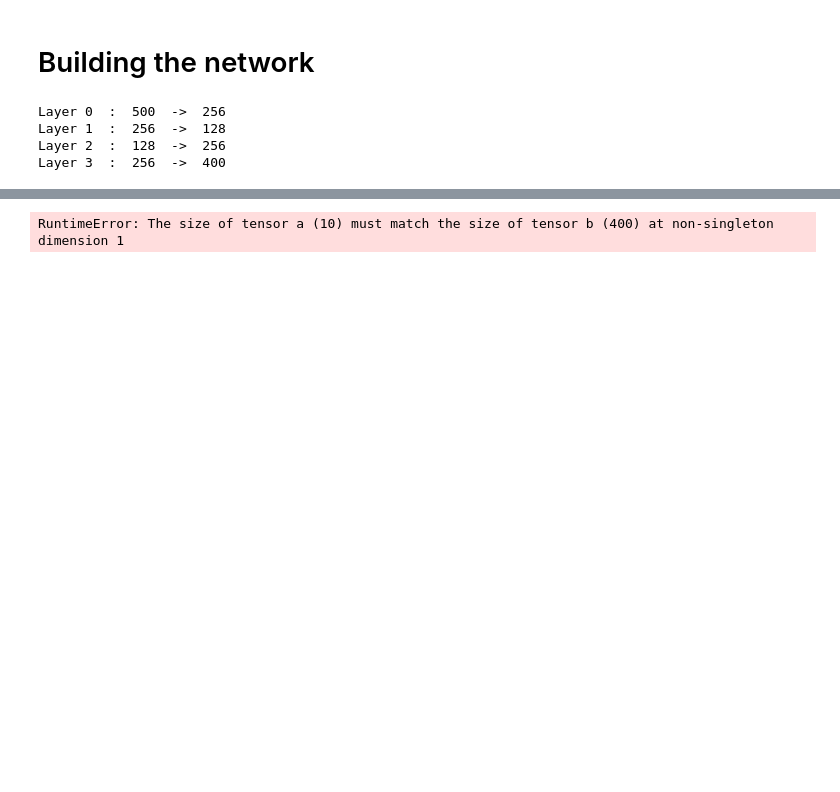
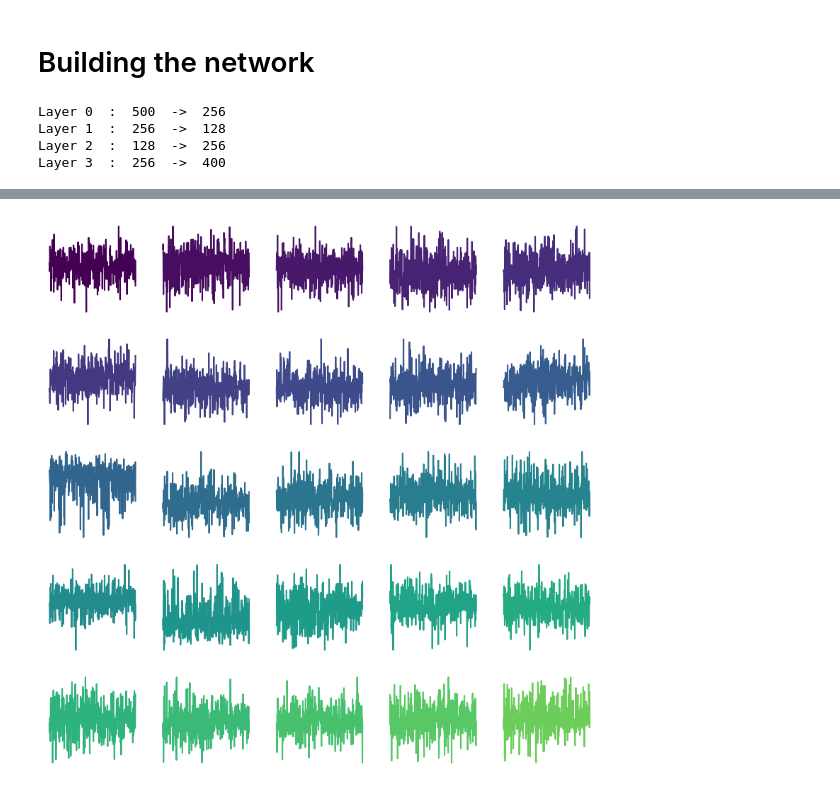
Before and after one commit to neuromorphs/BrainDishSiMulator, a Jupyter notebook: notebooks/2023-07-10_pcn_spikes.ipynb, the cells around one changed output, grey strips where cells are left out. Drawn from its saved outputs; the diff is of its cells as text; code cells hidden in the pictures; blank space fills up the shorter version.

```diff
--- a/notebooks/2023-07-10_pcn_spikes.ipynb
+++ b/notebooks/2023-07-10_pcn_spikes.ipynb
@@ -164,15 +161,15 @@ utils_pcn.plot_loss_accs(losses, accs, test_accs)
 # %%
-# And generative mode
-one_hot_matrix = torch.eye(10, device = device)
-labels = torch.randint(10, size = (batch_size,), device = device)
-one_hot_vectors = one_hot_matrix[labels]
-gen_imgs = model.hard_generate(y = one_hot_vectors,
-                            n_generative_steps = n_generative_steps)
+# Generative mode
+gen_firing_rates = model.hard_generate(y=torch.randn_like(torch.empty(batch_size, 400), device=device),
+                                    n_generative_steps=n_generative_steps)
 
-fig, axs = plt.subplots(figsize = (10,10), ncols = np.sqrt(batch_size).astype(int), nrows = np.sqrt(batch_size).astype(int))
-for iax, ax in enumerate(axs.flatten()) :
-    ax.imshow(gen_imgs[iax,:].reshape(28,28).cpu().detach().numpy(), cmap = 'gray')
+# Visualization
+# Here I am assuming your gen_firing_rates are reshaped correctly for visualization.
+fig, axs = plt.subplots(figsize=(10,10), ncols=int(np.sqrt(batch_size)), nrows=int(np.sqrt(batch_size)))
+cols = plt.cm.viridis(np.linspace(0, 1, batch_size))
+for iax, ax in enumerate(axs.flatten()):
+    ax.plot(gen_firing_rates[iax].cpu().detach().numpy(), c=cols[iax])
     ax.axis('off')
 plt.show()
 # %% [output]
-RuntimeError: The size of tensor a (10) must match the size of tensor b (400) at non-singleton dimension 1
+[figure, added]
```
Also changed, not shown: parts of 4 cells of this notebook, 1 other file.
